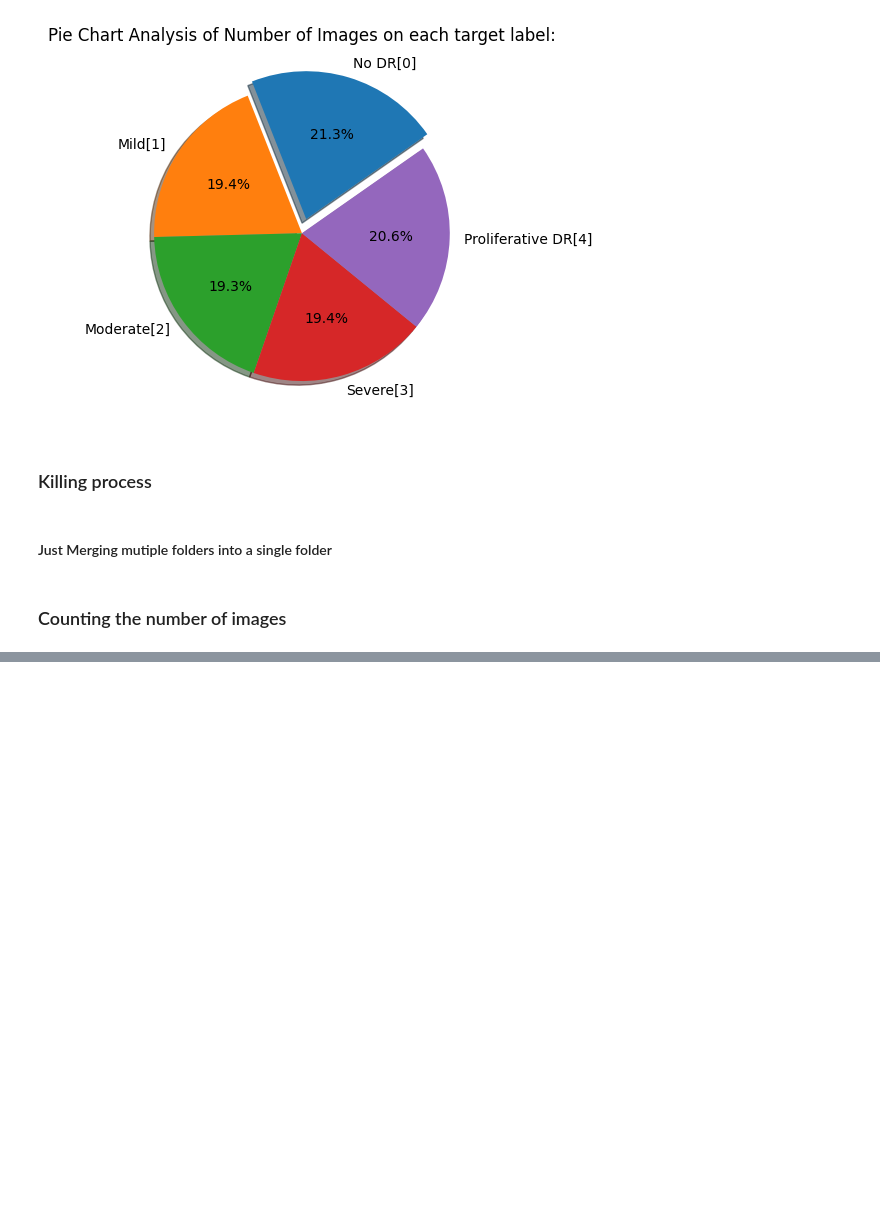
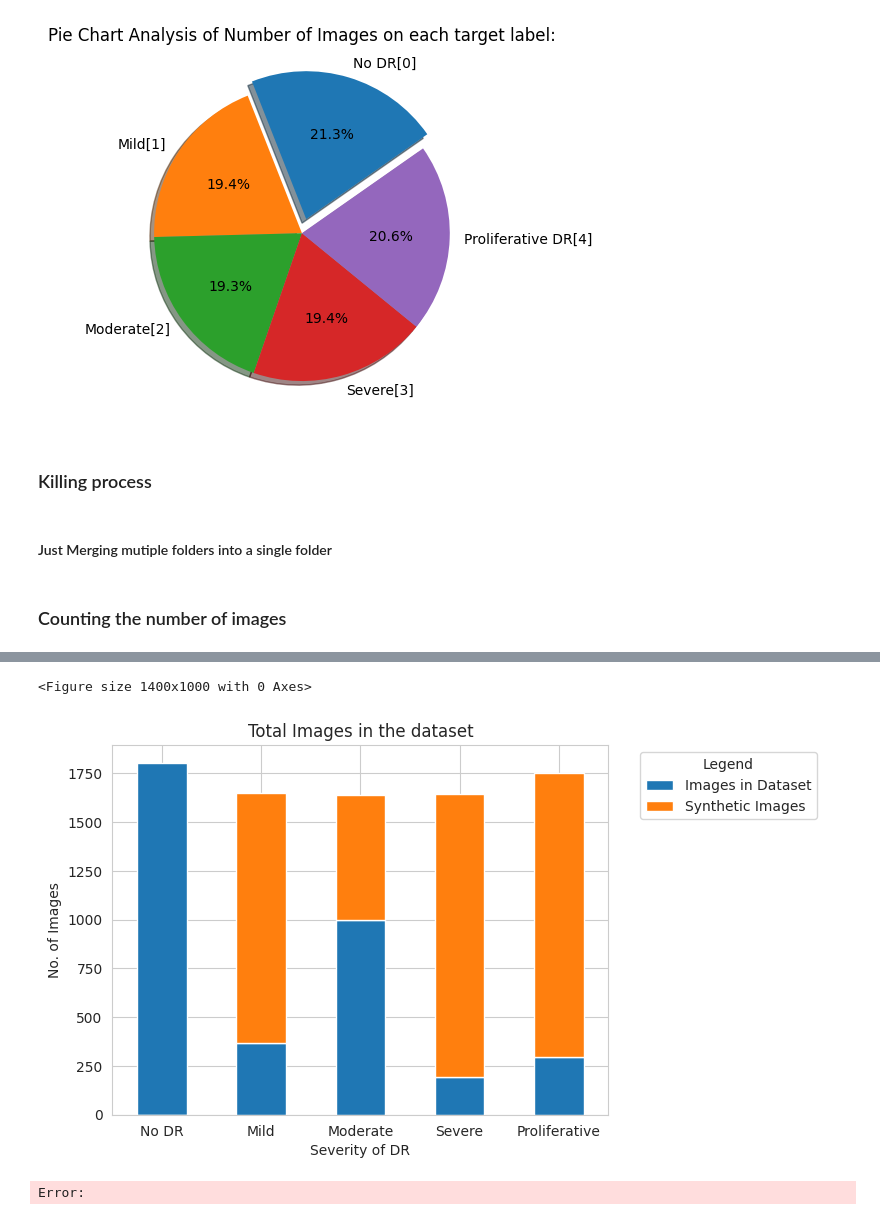
Before and after one commit to Shashan-k/DR-detection, a Jupyter notebook: split_dataset-UtilityFunc.ipynb, the cells around one changed output, grey strips where cells are left out. Cells and saved outputs as stored; diff of their text form; code cells hidden in the pictures; blank space fills up the shorter version.

```diff
--- a/split_dataset-UtilityFunc.ipynb
+++ b/split_dataset-UtilityFunc.ipynb
@@ -299,0 +357,28 @@ print(f'Total number of images in the folder: {num_images}')
+# %%
+import pandas as pd
+import matplotlib.pyplot as plt
+
+# Prepare the data
+data = {
+    'Images in Dataset': [1805, 370, 999, 193, 295],
+    'Synthetic Images': [0, 1280, 640, 1453, 1456]
+}
+index = ['No DR', 'Mild', 'Moderate', 'Severe', 'Proliferative']
+df = pd.DataFrame(data, index=index)
+
+# Define custom colors
+custom_colors = ['#1f77b4', '#ff7f0e']
+
+# Plot the stacked plot with custom colors
+plt.figure(figsize=(14, 10))
+df.plot(kind='bar', stacked=True, color=custom_colors)
+plt.title('Total Images in the dataset')
+plt.xlabel('Severity of DR')
+plt.ylabel('No. of Images')
+plt.xticks(rotation=0)
+plt.legend(title='Legend', bbox_to_anchor=(1.05, 1), loc='upper left')
+plt.show()
+# %% [output]
+<Figure size 1400x1000 with 0 Axes>
+[figure, added]
+Error:
```
Also changed, not shown: parts of 4 cells of this notebook.
